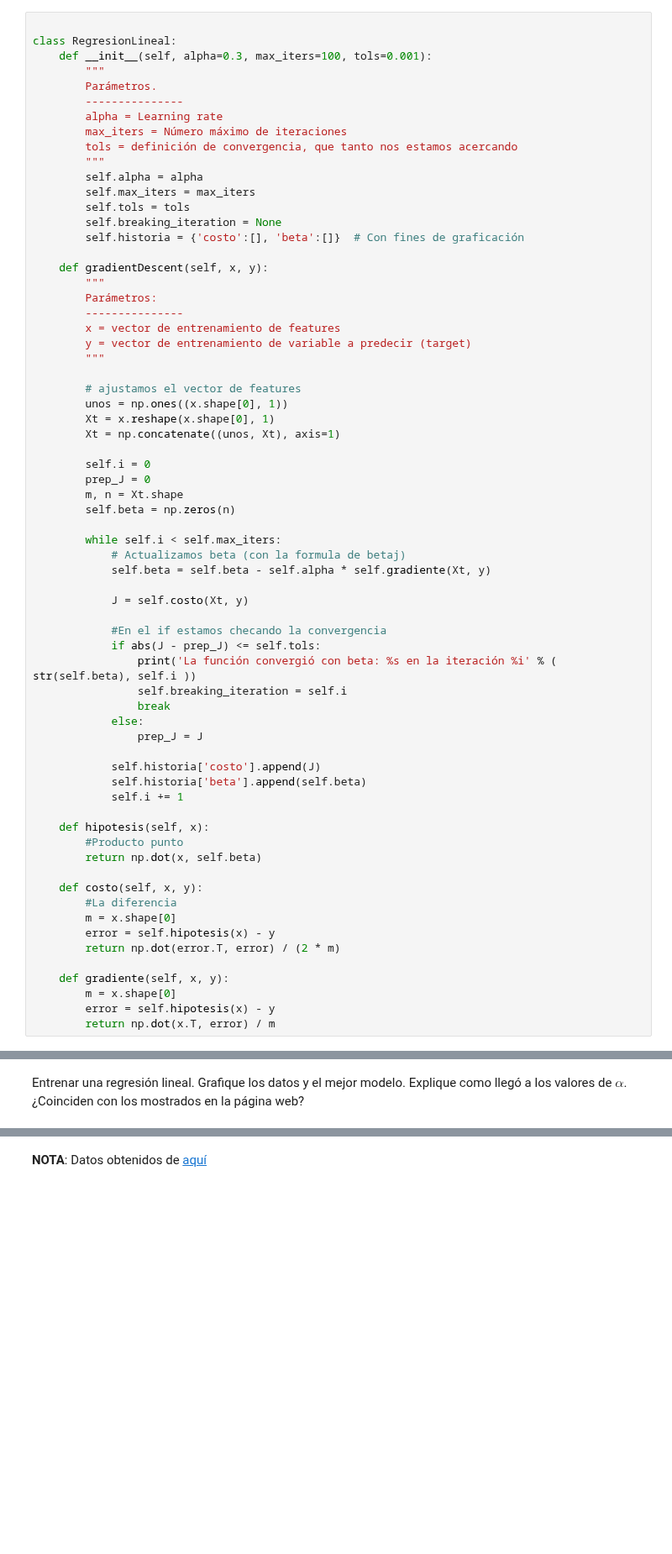
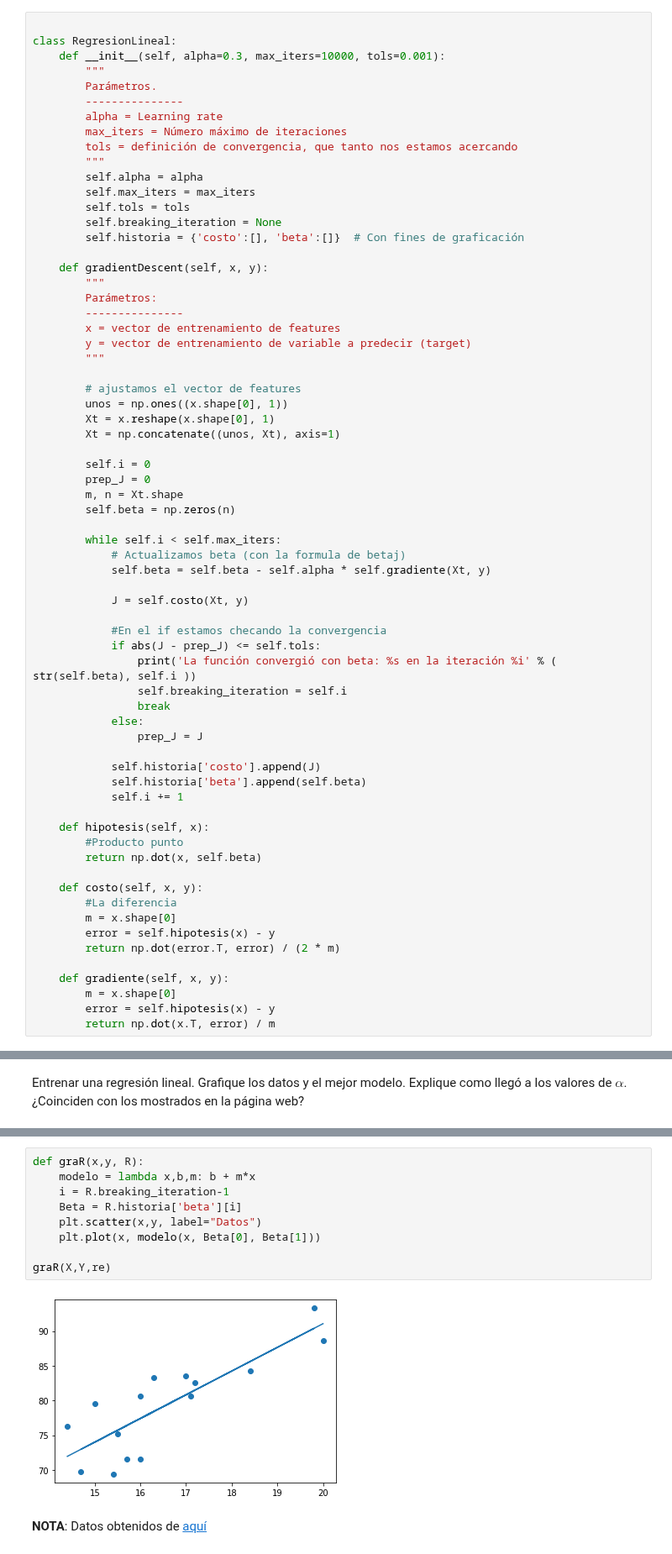
Before and after one commit to Skalas/Matematicas-Computacionales-fall2021, a Jupyter notebook: alumnos/iancarbajal/tarea.ipynb, the cells around one changed output, grey strips where cells are left out. Shown at 84% size. Cells and saved outputs as stored; diff of their text form; blank space fills up the shorter version.

```diff
--- a/alumnos/iancarbajal/tarea.ipynb
+++ b/alumnos/iancarbajal/tarea.ipynb
@@ -59,7 +59,7 @@ $\displaystyle \frac{\sum_{i=1}^{m} - 2 x^{i} \left(- x^{i} {\beta}_{1} + y^{i}
 # %%
 
 class RegresionLineal:
-    def __init__(self, alpha=0.3, max_iters=100, tols=0.001):
+    def __init__(self, alpha=0.3, max_iters=10000, tols=0.001):
         """
         Parámetros.
         ---------------
@@ -239,3 +254,14 @@ Entrenar una regresión lineal. Grafique los datos y el mejor modelo. Explique c
+# %%
+def graR(x,y, R):
+    modelo = lambda x,b,m: b + m*x
+    i = R.breaking_iteration-1
+    Beta = R.historia['beta'][i]
+    plt.scatter(x,y, label="Datos")
+    plt.plot(x, modelo(x, Beta[0], Beta[1]))
+
+graR(X,Y,re)
+# %% [output]
+[figure, added]
 # %% [markdown]
 
 **NOTA**: Datos obtenidos de [aquí](http://mathbits.com/MathBits/TISection/Statistics2/linearREAL.htm)
```
Also changed, not shown: parts of 21 cells of this notebook.
